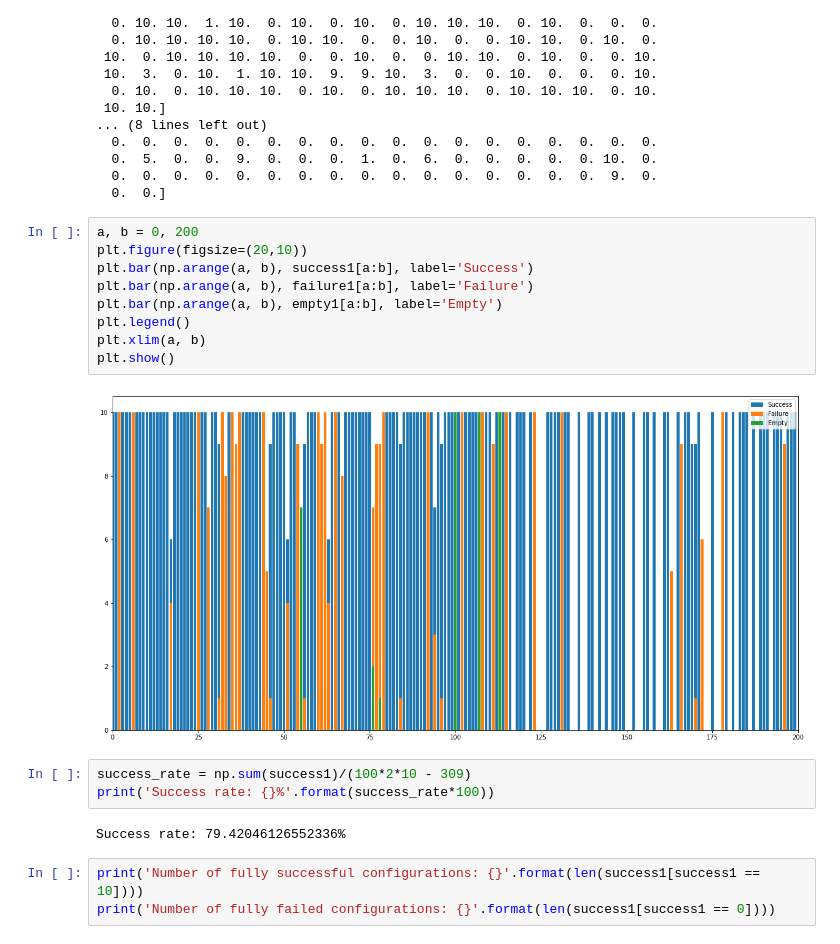
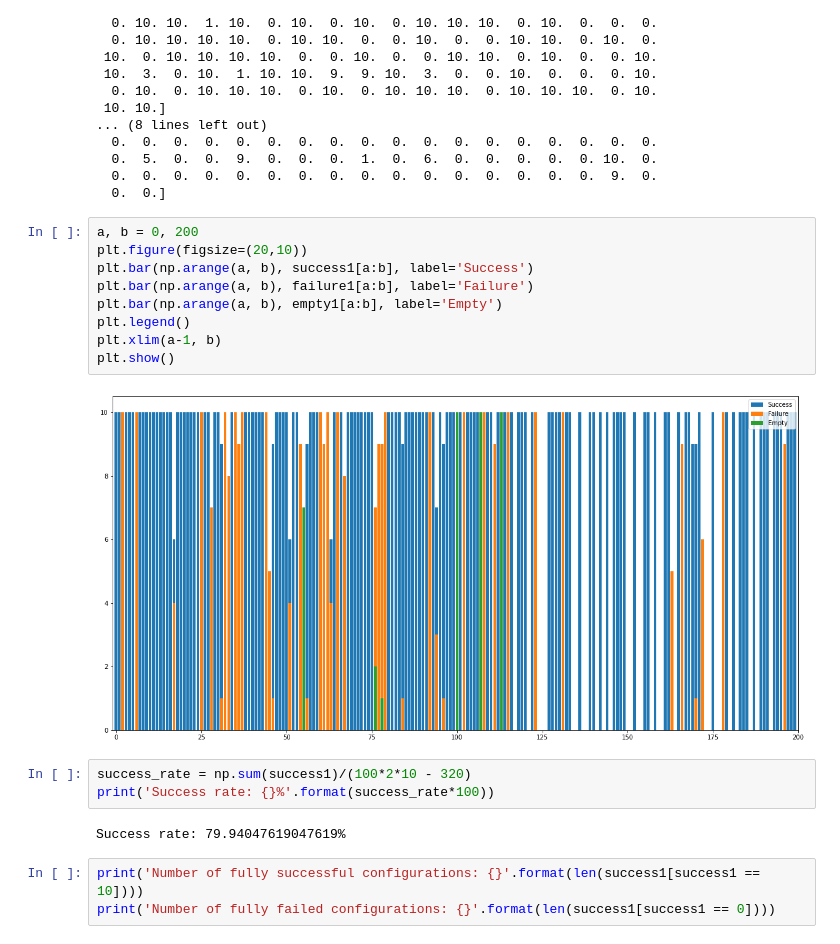
Before and after one commit to rhidra/autopilot, a Jupyter notebook: analysis/traj_evaluate/success_analysis.ipynb, the cells around one changed output. Saved outputs shown, nothing was run; the diff lists cells and outputs as text.

```diff
--- a/analysis/traj_evaluate/success_analysis.ipynb
+++ b/analysis/traj_evaluate/success_analysis.ipynb
@@ -28,19 +40,19 @@ Success [10. 10.  0. 10. 10. 10.  0. 10. 10. 10. 10. 10. 10. 10. 10. 10. 10.  6.
 # %%
 a, b = 0, 200
 plt.figure(figsize=(20,10))
 plt.bar(np.arange(a, b), success1[a:b], label='Success')
 plt.bar(np.arange(a, b), failure1[a:b], label='Failure')
 plt.bar(np.arange(a, b), empty1[a:b], label='Empty')
 plt.legend()
-plt.xlim(a, b)
+plt.xlim(a-1, b)
 plt.show()
 # %% [output]
-[figure, old version]
+[figure, new version]
 # %%
-success_rate = np.sum(success1)/(100*2*10 - 309)
+success_rate = np.sum(success1)/(100*2*10 - 320)
 print('Success rate: {}%'.format(success_rate*100))
 # %% [output]
-Success rate: 79.42046126552336%
+Success rate: 79.94047619047619%
 # %%
 print('Number of fully successful configurations: {}'.format(len(success1[success1 == 10])))
 print('Number of fully failed configurations: {}'.format(len(success1[success1 == 0])))
```
Also changed, not shown: parts of 5 cells of this notebook.
